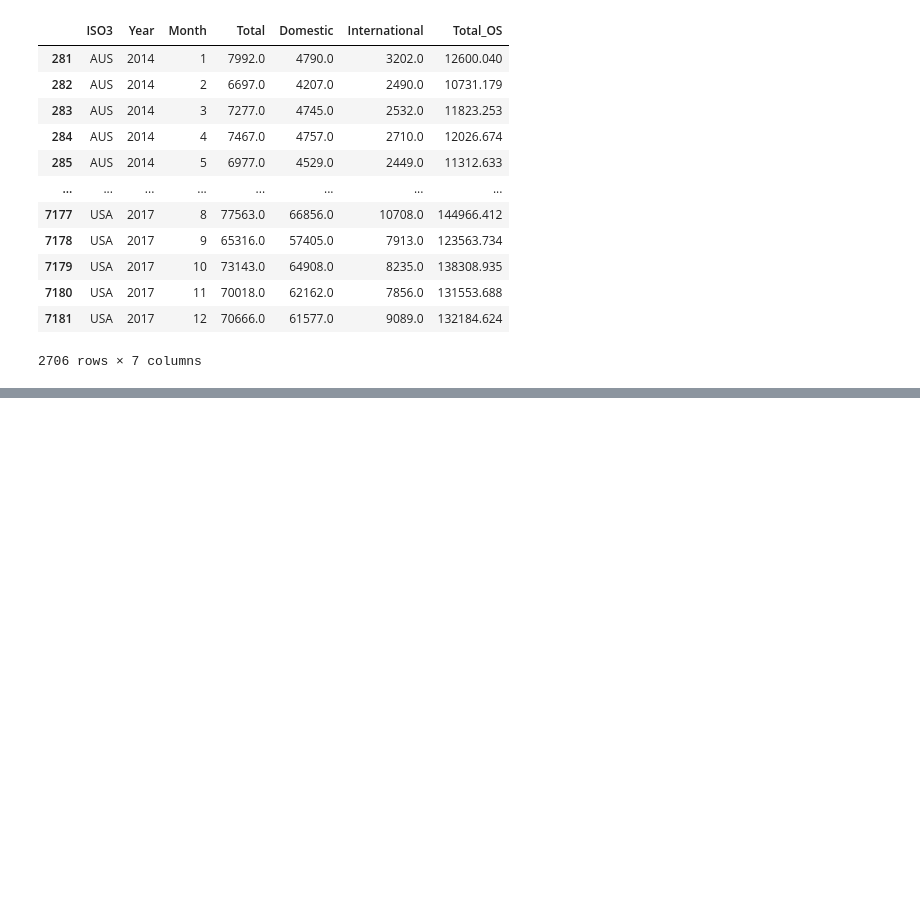
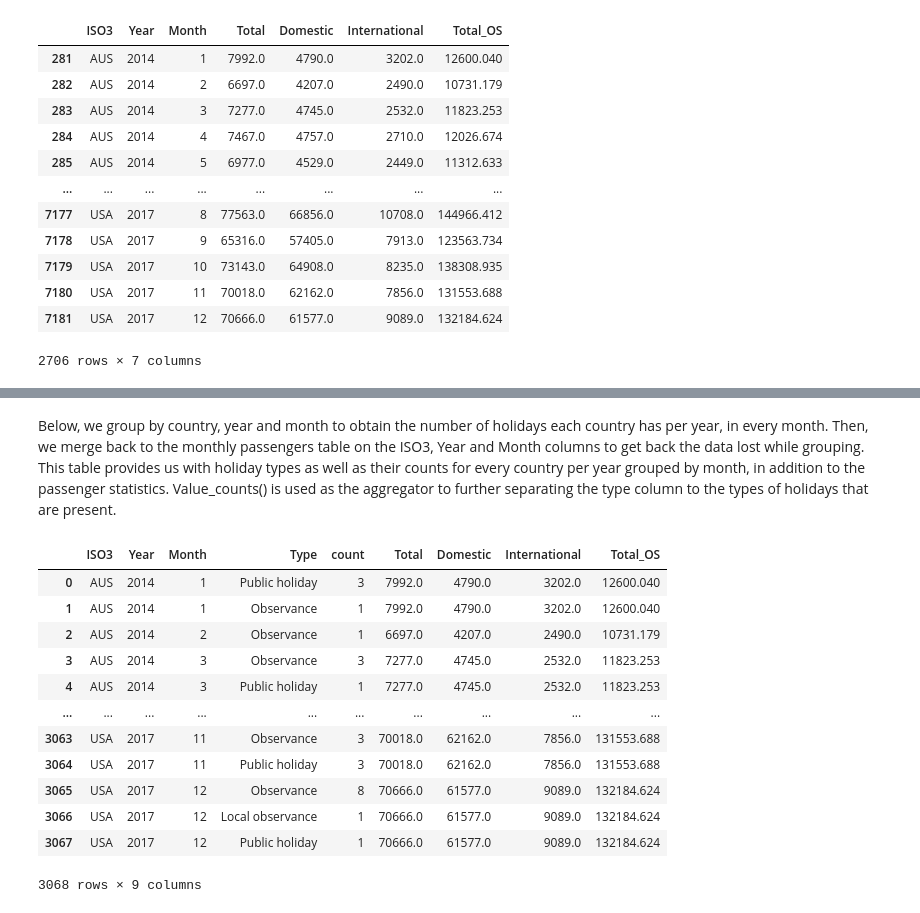
Before and after one commit to despoileralert/DSA2101-Project, a Jupyter notebook: notebooks/data_exploration.ipynb, the cells around one changed output, grey strips where cells are left out. Saved outputs shown, nothing was run; the diff lists cells and outputs as text; code cells hidden in the pictures; blank space fills up the shorter version.

```diff
--- a/notebooks/data_exploration.ipynb
+++ b/notebooks/data_exploration.ipynb
@@ -71,0 +81,20 @@ df_clean
+# %% [markdown]
+Below, we group by country, year and month to obtain the number of holidays each country has per year, in every month. Then, we merge back to the monthly passengers table on the ISO3, Year and Month columns to get back the data lost while grouping. This table provides us with holiday types as well as their counts for every country per year grouped by month, in addition to the passenger statistics. Value_counts() is used as the aggregator to further separating the type column to the types of holidays that are present.
+# %%
+df_clean_valcount = df_clean.groupby(['ISO3','Year','Month'])[['Type']].value_counts().reset_index()
+df_clean_valcount = df_clean_valcount.merge(monthly_passengers, on = ['ISO3', 'Year', 'Month'], how = 'inner')
+df_clean_valcount
+# %% [output]
+|  | ISO3 | Year | Month | Type | count | Total | Domestic | International | Total_OS |
+| 0 | AUS | 2014 | 1 | Public holiday | 3 | 7992.0 | 4790.0 | 3202.0 | 12600.040 |
+| 1 | AUS | 2014 | 1 | Observance | 1 | 7992.0 | 4790.0 | 3202.0 | 12600.040 |
+| 2 | AUS | 2014 | 2 | Observance | 1 | 6697.0 | 4207.0 | 2490.0 | 10731.179 |
+| 3 | AUS | 2014 | 3 | Observance | 3 | 7277.0 | 4745.0 | 2532.0 | 11823.253 |
+| 4 | AUS | 2014 | 3 | Public holiday | 1 | 7277.0 | 4745.0 | 2532.0 | 11823.253 |
+| ... | ... | ... | ... | ... | ... | ... | ... | ... | ... |
+| 3063 | USA | 2017 | 11 | Observance | 3 | 70018.0 | 62162.0 | 7856.0 | 131553.688 |
+| 3064 | USA | 2017 | 11 | Public holiday | 3 | 70018.0 | 62162.0 | 7856.0 | 131553.688 |
+| 3065 | USA | 2017 | 12 | Observance | 8 | 70666.0 | 61577.0 | 9089.0 | 132184.624 |
+| 3066 | USA | 2017 | 12 | Local observance | 1 | 70666.0 | 61577.0 | 9089.0 | 132184.624 |
+| 3067 | USA | 2017 | 12 | Public holiday | 1 | 70666.0 | 61577.0 | 9089.0 | 132184.624 |
+3068 rows × 9 columns
```
Also changed, not shown: parts of 8 cells of this notebook, 1 other file.
